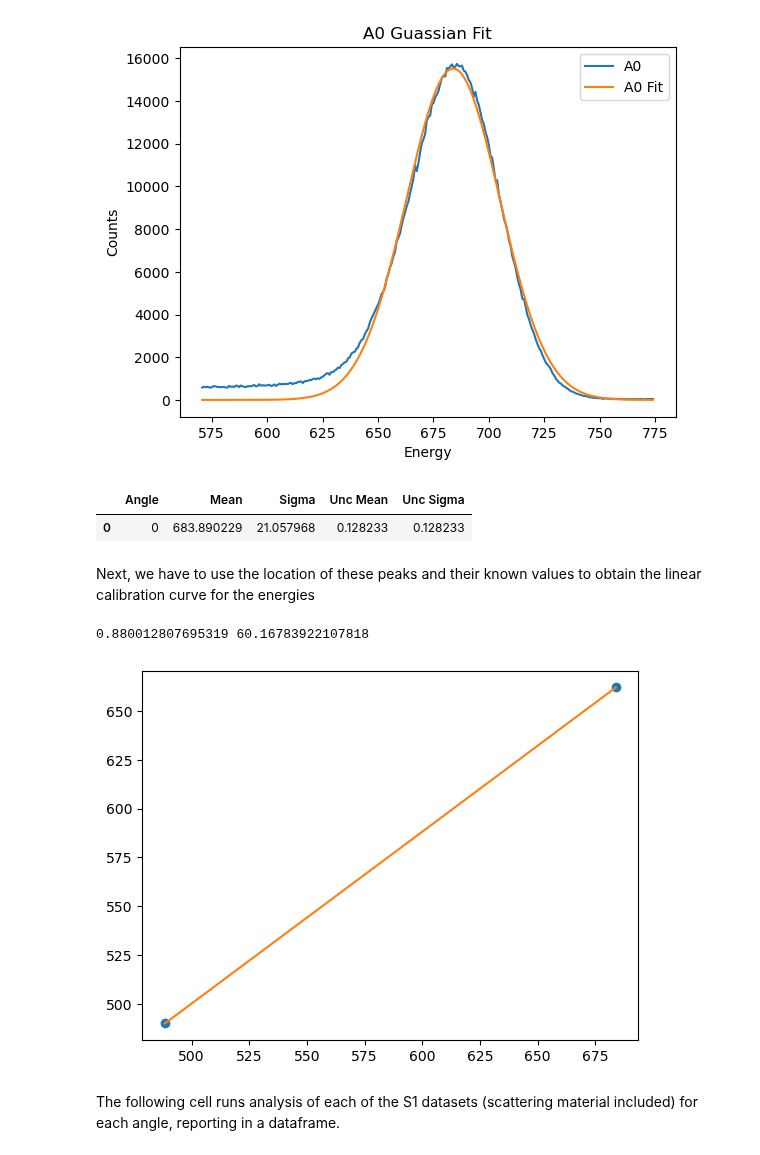
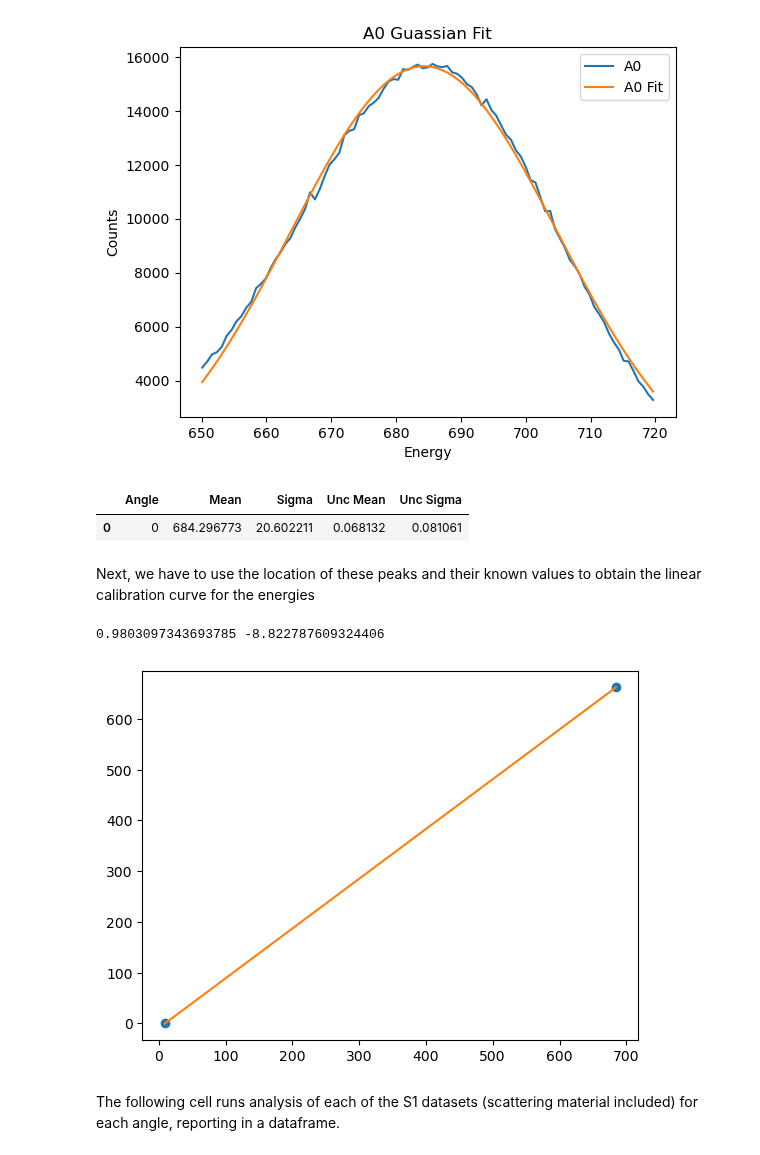
Before and after one commit to Steinburglar/advanced_exp, a Jupyter notebook: FAFO/Compton.ipynb, the cells around one changed output. Cells and saved outputs as stored; diff of their text form; code cells hidden in the pictures.

```diff
--- a/FAFO/Compton.ipynb
+++ b/FAFO/Compton.ipynb
@@ -46,26 +47,26 @@ print(f"error function center: {popt[3]}, uncertainty {np.sqrt(pcov[3][3])}")
 error function center: 488.4385284171225, uncertainty 0.30720389279248217
 # %%
 #trim ROI for guassian fit
-guass_trim_df = trim_df(control, 570, 800)
+guass_trim_df = trim_df(control, 650, 720)
+plot_guassian_fit(guass_trim_df)
 baseline = run_all_S1_fits([guass_trim_df])
-plot_guassian_fit(guass_trim_df)
+
 display(baseline)
-E = baseline['Mean'][0]
-sig_E = baseline['Unc Mean'][0]
+#E = baseline['Mean'][0]
+#sig_E = baseline['Unc Mean'][0]
 # %% [output]
-[figure, old version]
+[figure, new version]
 |  | Angle | Mean | Sigma | Unc Mean | Unc Sigma |
-| 0 | 0 | 683.890229 | 21.057968 | 0.128233 | 0.128233 |
+| 0 | 0 | 684.296773 | 20.602211 | 0.068132 | 0.081061 |
 # %% [markdown]
 Next, we have to use the location of these peaks and their known values to obtain the linear calibration curve for the energies
 # %%
-baseline.loc[1] = [0, popt[3], None, None, None]
-knowns = [662, 490]
-slope, intercept, _, _ = fit_plot_calibration(baseline, knowns)
+known = 662
+slope, intercept, _, _ = fit_plot_calibration(baseline, known)
 print(slope, intercept,)
 # %% [output]
-0.880012807695319 60.16783922107818
+0.9803097343693785 -8.822787609324406
-[figure, old version]
+[figure, new version]
 # %% [markdown]
 The following cell runs analysis of each of the S1 datasets (scattering material included) for each angle, reporting in a dataframe.
 # %%
```
Also changed, not shown: parts of 7 cells of this notebook, 6 other files.
